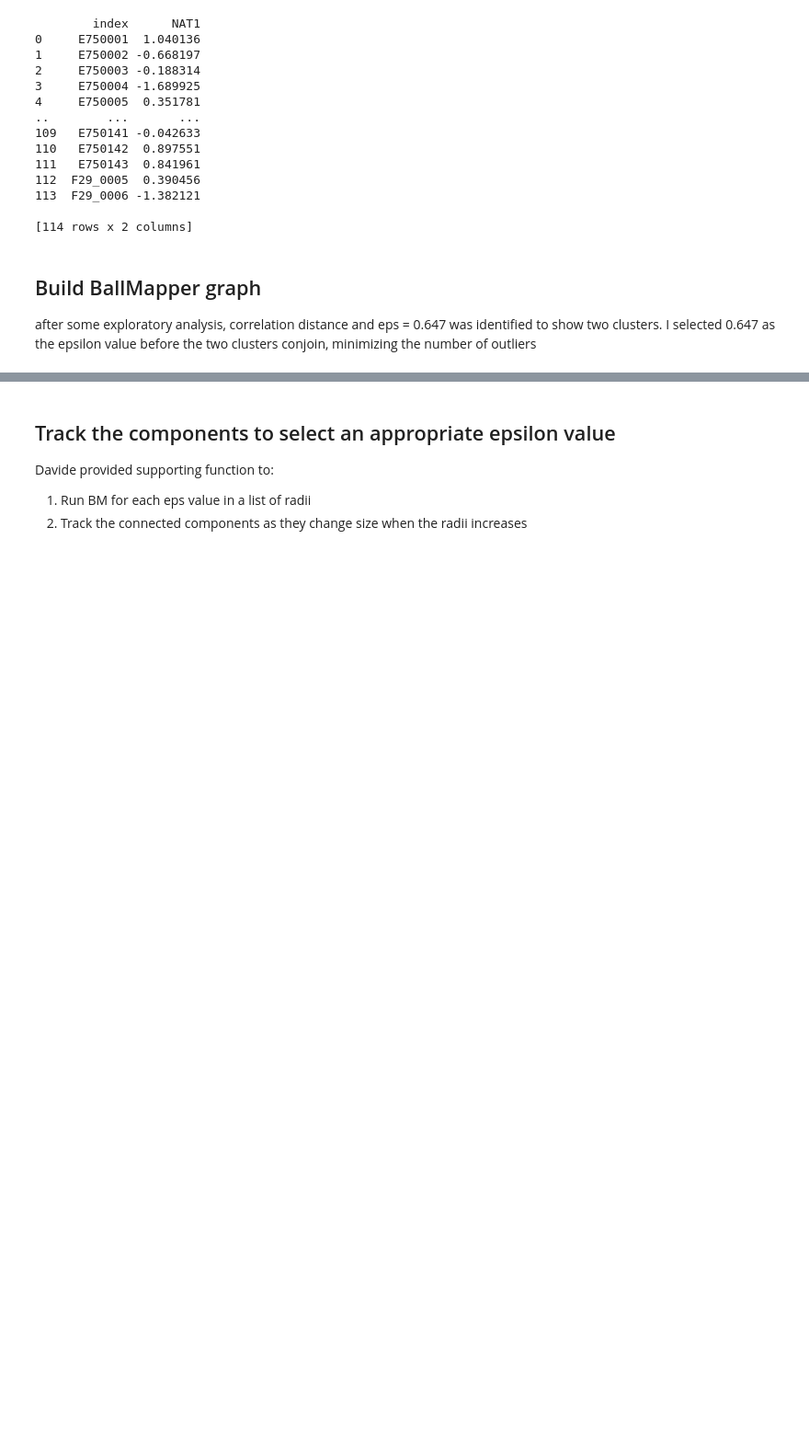
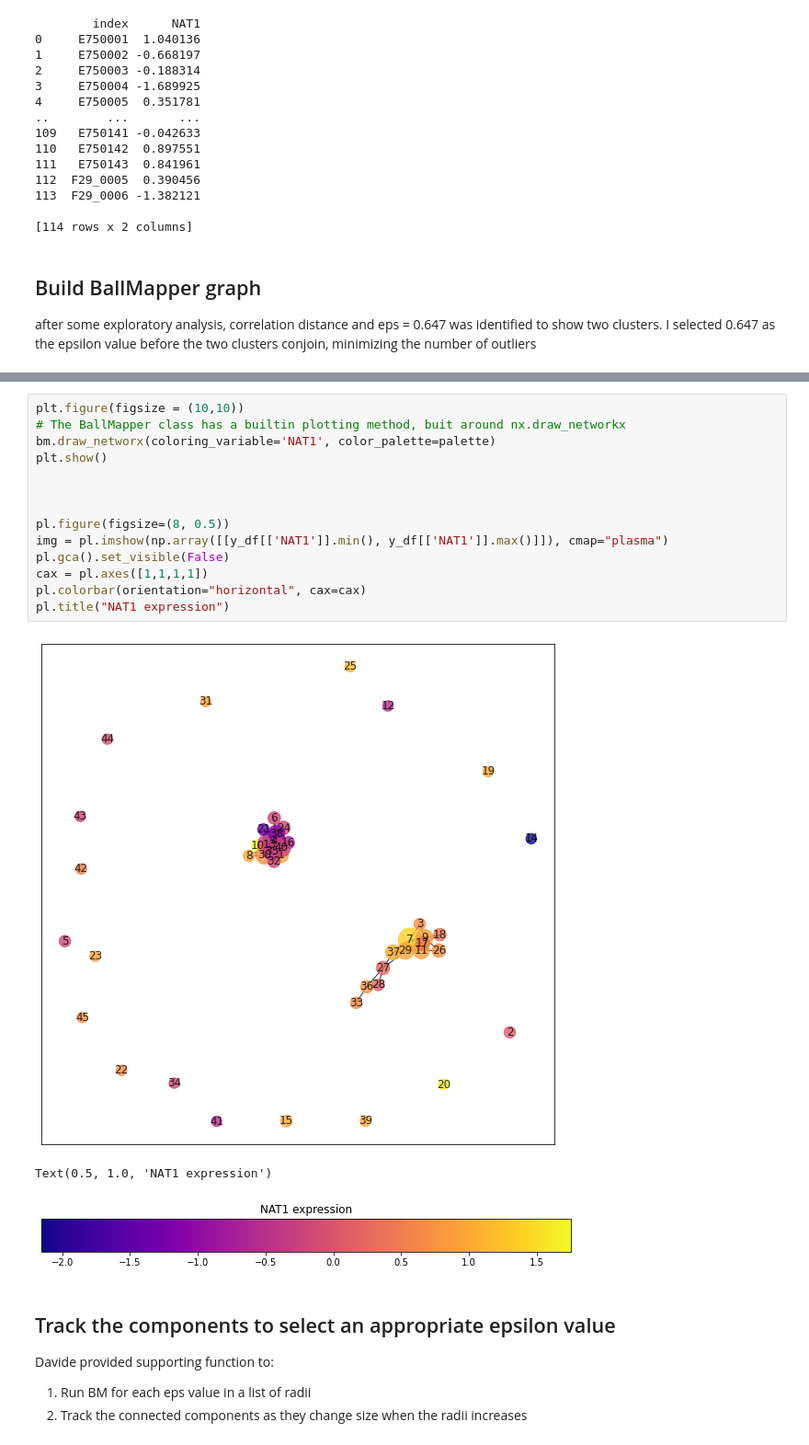
Before and after one commit to cfloughrey/MBC_BallMapper, a Jupyter notebook: MBC - 118 M1M2 genes.ipynb, the cells around one changed output, grey strips where cells are left out. Shown at 92% size. Cells and saved outputs as stored; diff of their text form; blank space fills up the shorter version.

```diff
--- a/MBC - 118 M1M2 genes.ipynb
+++ b/MBC - 118 M1M2 genes.ipynb
@@ -115,6 +138,24 @@ color by variable NAT1
 MIN_VALUE: -2.152, MAX_VALUE: 1.248
 [interactive output not drawn]
 [interactive output not drawn]
+# %%
+plt.figure(figsize = (10,10))
+# The BallMapper class has a builtin plotting method, buit around nx.draw_networkx
+bm.draw_networx(coloring_variable='NAT1', color_palette=palette)
+plt.show()
+
+
+
+pl.figure(figsize=(8, 0.5))
+img = pl.imshow(np.array([[y_df[['NAT1']].min(), y_df[['NAT1']].max()]]), cmap="plasma")
+pl.gca().set_visible(False)
+cax = pl.axes([1,1,1,1])
+pl.colorbar(orientation="horizontal", cax=cax)
+pl.title("NAT1 expression")
+# %% [output]
+[figure, added]
+Text(0.5, 1.0, 'NAT1 expression')
+[figure, added]
 # %% [markdown]
 ## Track the components to select an appropriate epsilon value
 
```
Also changed, not shown: parts of 2 cells of this notebook.
